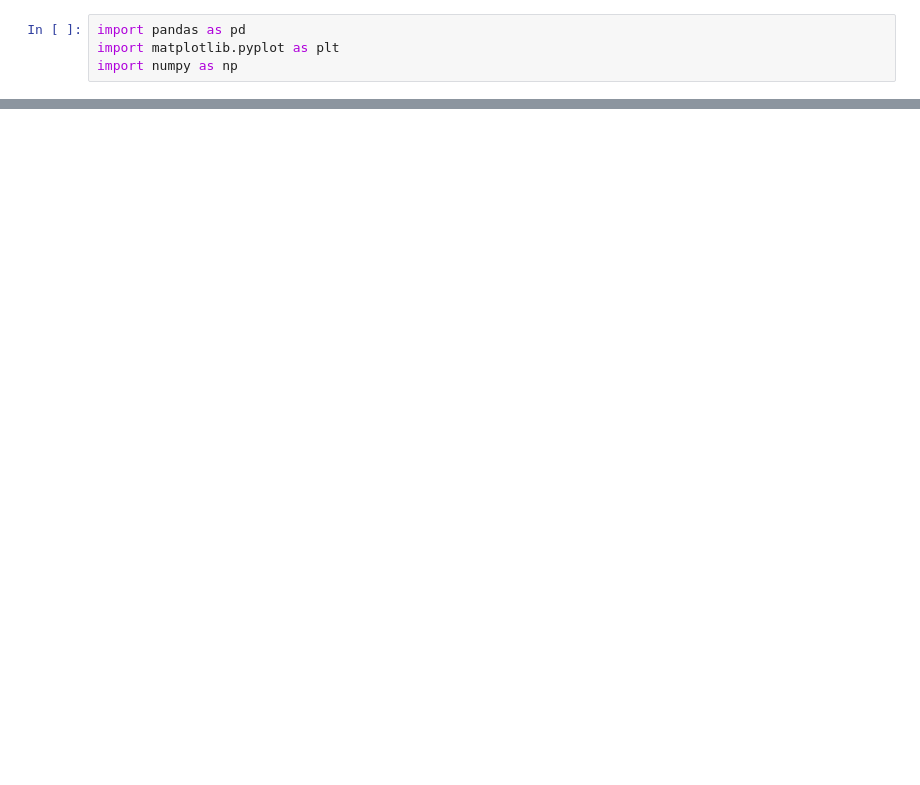
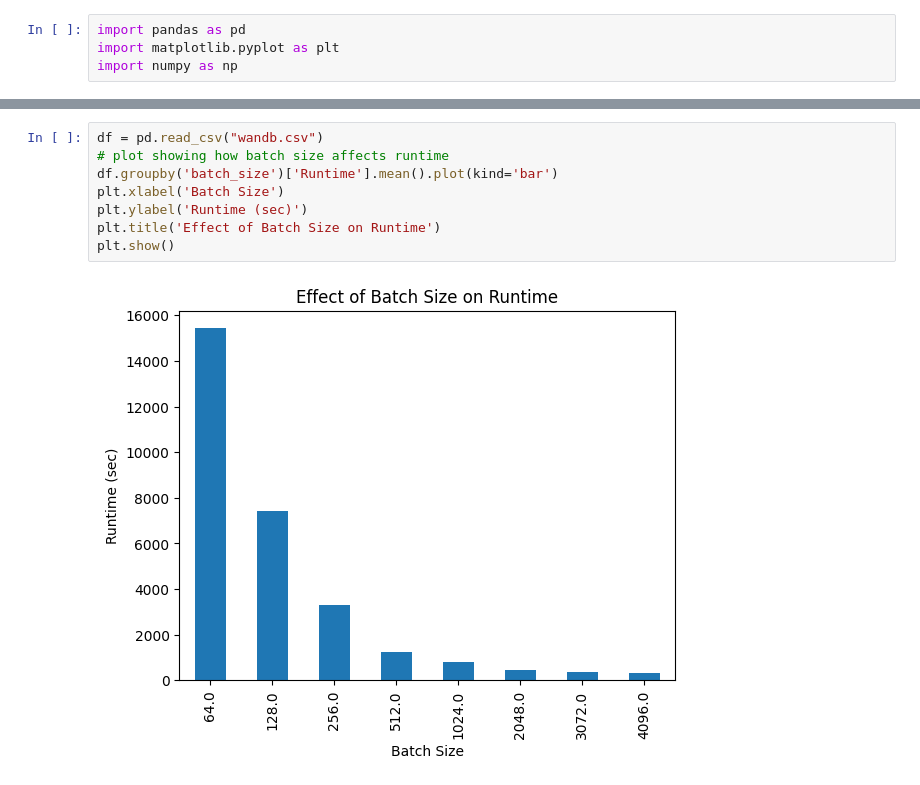
Before and after one commit to atoffano/KGene2Pheno, a Jupyter notebook: fig.ipynb, the cells around one changed output, grey strips where cells are left out. Cells and saved outputs as stored; diff of their text form; blank space fills up the shorter version.

```diff
--- a/fig.ipynb
+++ b/fig.ipynb
@@ -52,0 +95,10 @@ for name in names:
+# %%
+df = pd.read_csv("wandb.csv")
+# plot showing how batch size affects runtime
+df.groupby('batch_size')['Runtime'].mean().plot(kind='bar')
+plt.xlabel('Batch Size')
+plt.ylabel('Runtime (sec)')
+plt.title('Effect of Batch Size on Runtime')
+plt.show()
+# %% [output]
+[figure, added]
```
Also changed, not shown: parts of 6 cells of this notebook, 4 other files.
